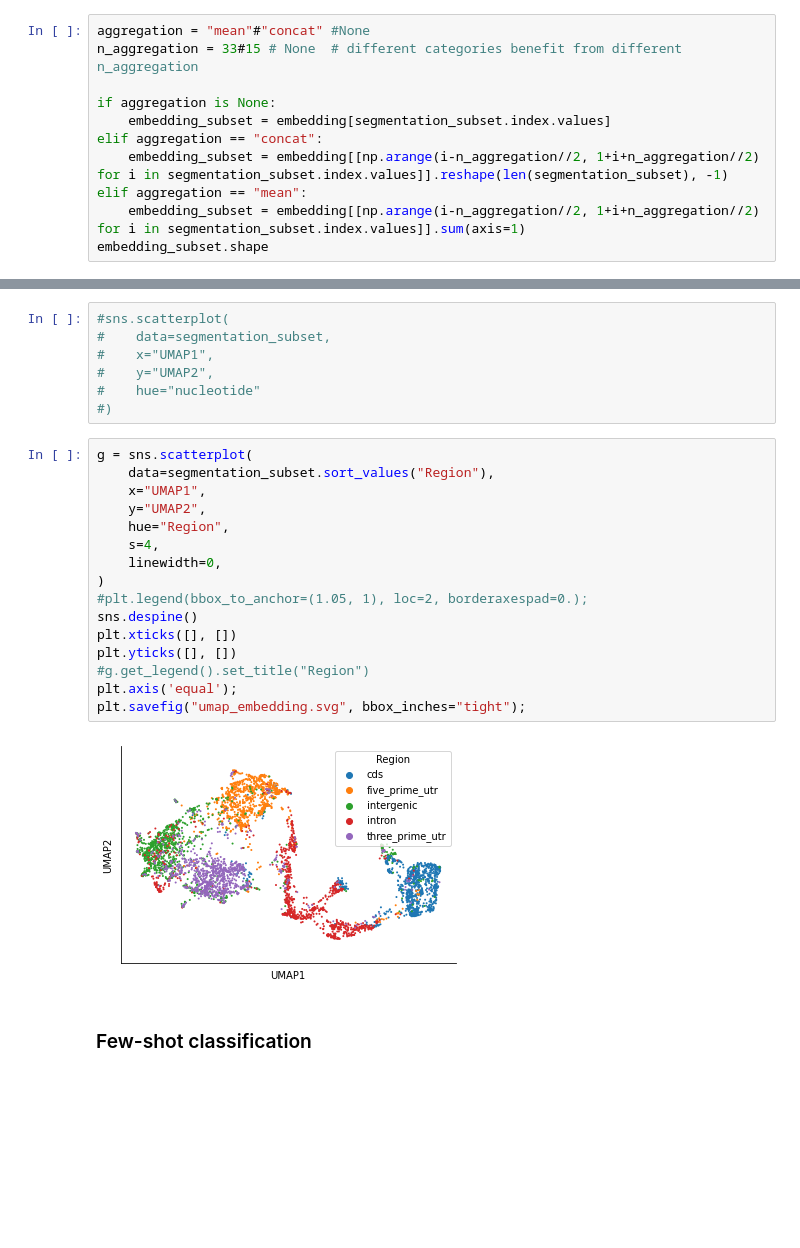
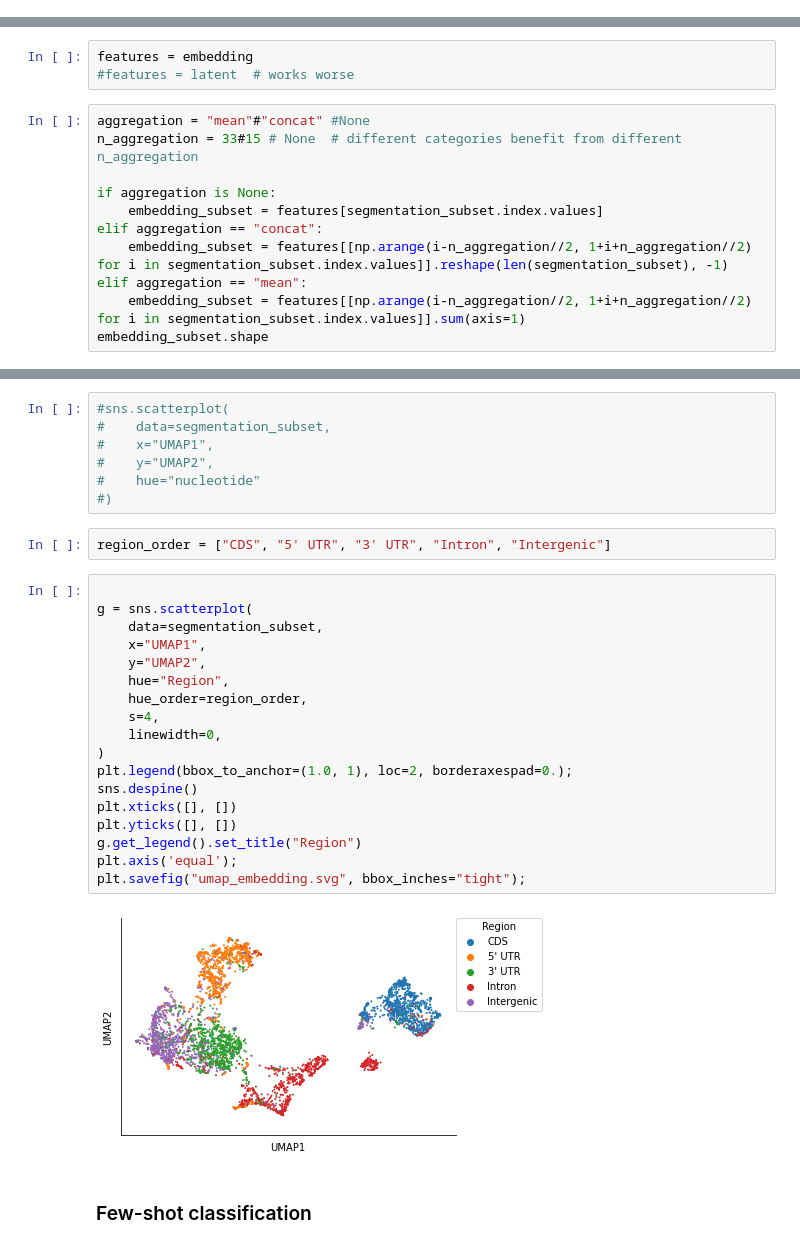
Before and after one commit to songlab-cal/gpn, a Jupyter notebook: plantbert/mlm/plot_example_embedding.ipynb, the cells around one changed output, grey strips where cells are left out. Cells and saved outputs as stored; diff of their text form; blank space fills up the shorter version.

Commit message:
Update plots

```diff
--- a/plantbert/mlm/plot_example_embedding.ipynb
+++ b/plantbert/mlm/plot_example_embedding.ipynb
@@ -334,12 +446 @@ segmentation_subset
 5000 rows × 1 columns
-# %%
-aggregation = "mean"#"concat" #None
-n_aggregation = 33#15 # None  # different categories benefit from different n_aggregation
-
-if aggregation is None:
-    embedding_subset = embedding[segmentation_subset.index.values]
-elif aggregation == "concat":
-    embedding_subset = embedding[[np.arange(i-n_aggregation//2, 1+i+n_aggregation//2) for i in segmentation_subset.index.values]].reshape(len(segmentation_subset), -1)
-elif aggregation == "mean":
-    embedding_subset = embedding[[np.arange(i-n_aggregation//2, 1+i+n_aggregation//2) for i in segmentation_subset.index.values]].sum(axis=1)
-embedding_subset.shape
@@ -370,0 +470,14 @@ segmentation_subset
+# %%
+features = embedding
+#features = latent  # works worse
+# %%
+aggregation = "mean"#"concat" #None
+n_aggregation = 33#15 # None  # different categories benefit from different n_aggregation
+
+if aggregation is None:
+    embedding_subset = features[segmentation_subset.index.values]
+elif aggregation == "concat":
+    embedding_subset = features[[np.arange(i-n_aggregation//2, 1+i+n_aggregation//2) for i in segmentation_subset.index.values]].reshape(len(segmentation_subset), -1)
+elif aggregation == "mean":
+    embedding_subset = features[[np.arange(i-n_aggregation//2, 1+i+n_aggregation//2) for i in segmentation_subset.index.values]].sum(axis=1)
+embedding_subset.shape
@@ -404,23 +519,27 @@ segmentation_subset[["UMAP1", "UMAP2"]] = projector.fit_transform(embedding_subs
 #    y="UMAP2",
 #    hue="nucleotide"
 #)
+# %%
+region_order = ["CDS", "5' UTR", "3' UTR", "Intron", "Intergenic"]
 # %%
+
 g = sns.scatterplot(
-    data=segmentation_subset.sort_values("Region"),
+    data=segmentation_subset,
     x="UMAP1",
     y="UMAP2",
     hue="Region",
+    hue_order=region_order,
     s=4,
     linewidth=0,
 )
-#plt.legend(bbox_to_anchor=(1.05, 1), loc=2, borderaxespad=0.);
+plt.legend(bbox_to_anchor=(1.0, 1), loc=2, borderaxespad=0.);
 sns.despine()
 plt.xticks([], [])
 plt.yticks([], [])
-#g.get_legend().set_title("Region")
+g.get_legend().set_title("Region")
 plt.axis('equal');
 plt.savefig("umap_embedding.svg", bbox_inches="tight");
 # %% [output]
-[figure, old version]
+[figure, new version]
 # %% [markdown]
 ### Few-shot classification
```
Also changed, not shown: parts of 39 cells of this notebook, 4 other files.
